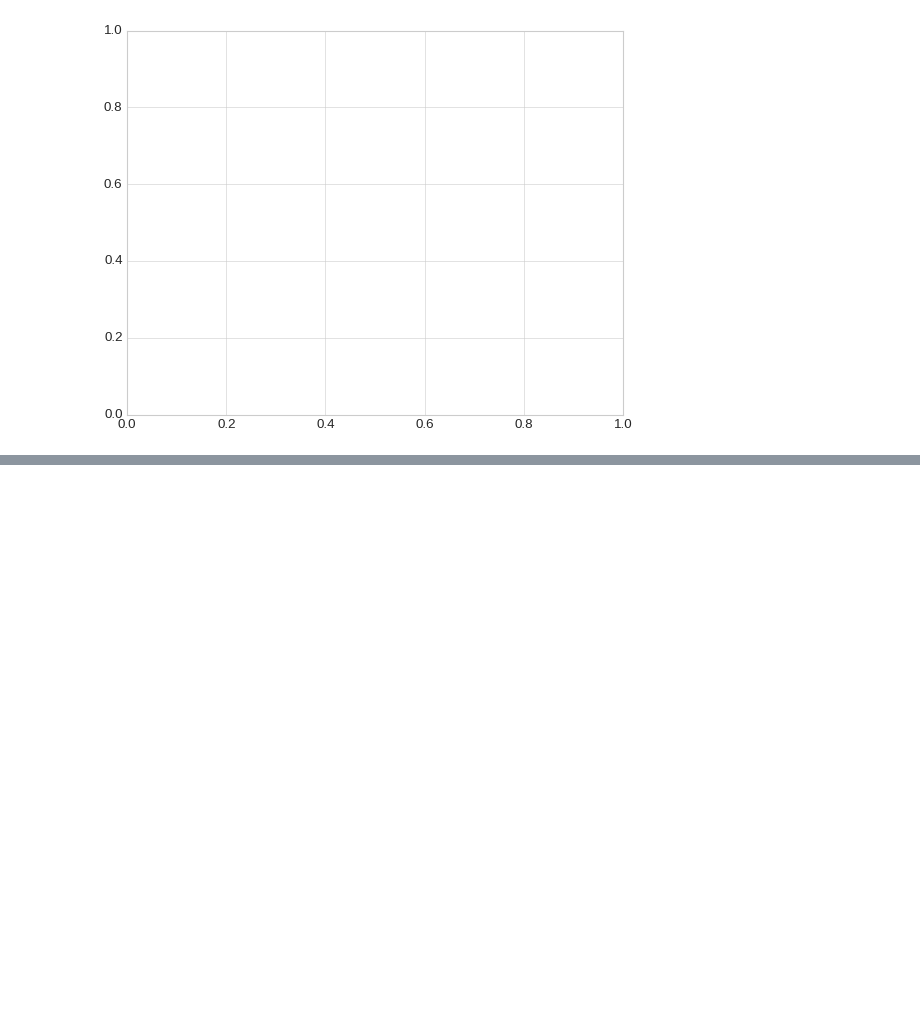
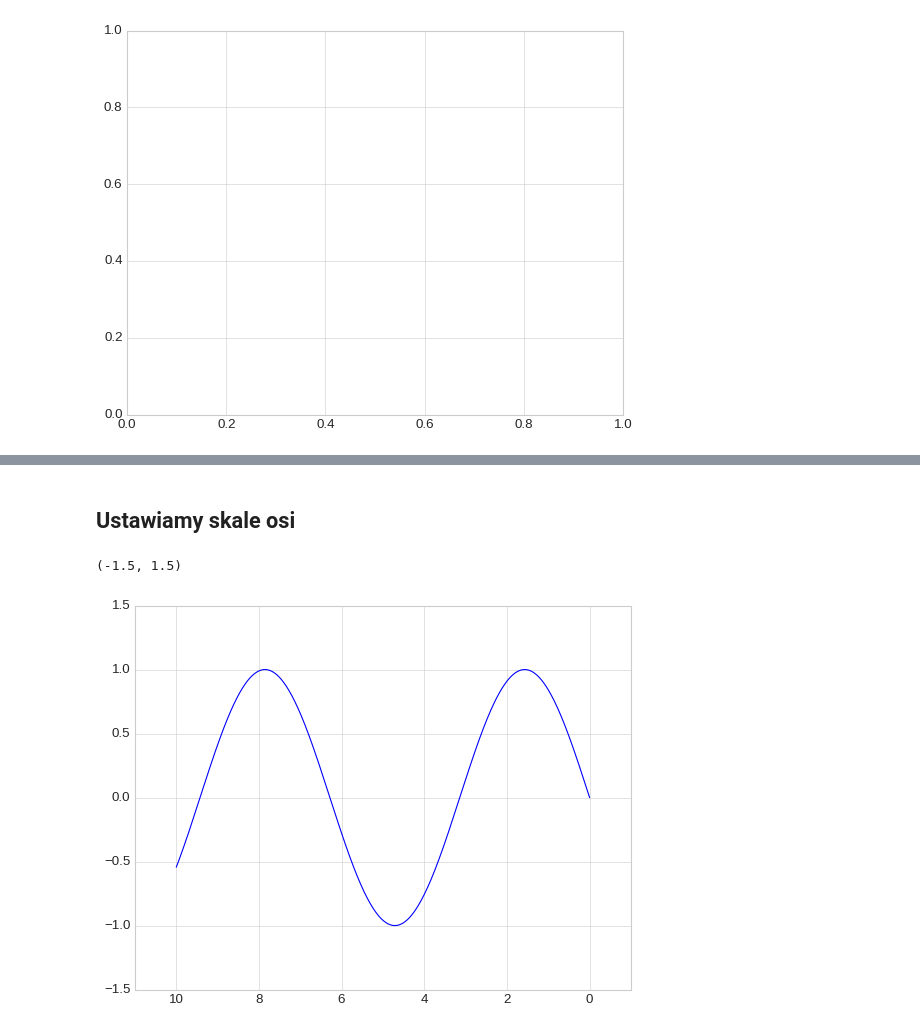
Before and after one commit to SlawCzech/matplot_exercises, a Jupyter notebook: matplot.py.ipynb, the cells around one changed output, grey strips where cells are left out. Saved outputs shown, nothing was run; the diff lists cells and outputs as text; code cells hidden in the pictures; blank space fills up the shorter version.

```diff
--- a/matplot.py.ipynb
+++ b/matplot.py.ipynb
@@ -23,0 +29,17 @@ ax_1.plot(x, np.cos(x))
+# %% [markdown]
+## Ustawiamy skale osi
+# %%
+fig_2 = plt.figure()
+ax_2 = plt.axes()
+x = np.linspace(0, 10, 1000)
+ax_2.plot(x, np.sin(x))
+# możemy ustawić dowolną skalę osi, a nawet ją odwrócić (xlim)
+ax_2.set_xlim(11, -1)
+ax_2.set_ylim(-1.5, 1.5)
+# poniższe dostosuje skalę do wykresu
+# ax_2.axis('tight')
+# poniższe ustawi wykres y=x
+# ax_2.axis('equal')
+# %% [output]
+(-1.5, 1.5)
+[figure, added]
```
Also changed, not shown: parts of 5 cells of this notebook.
